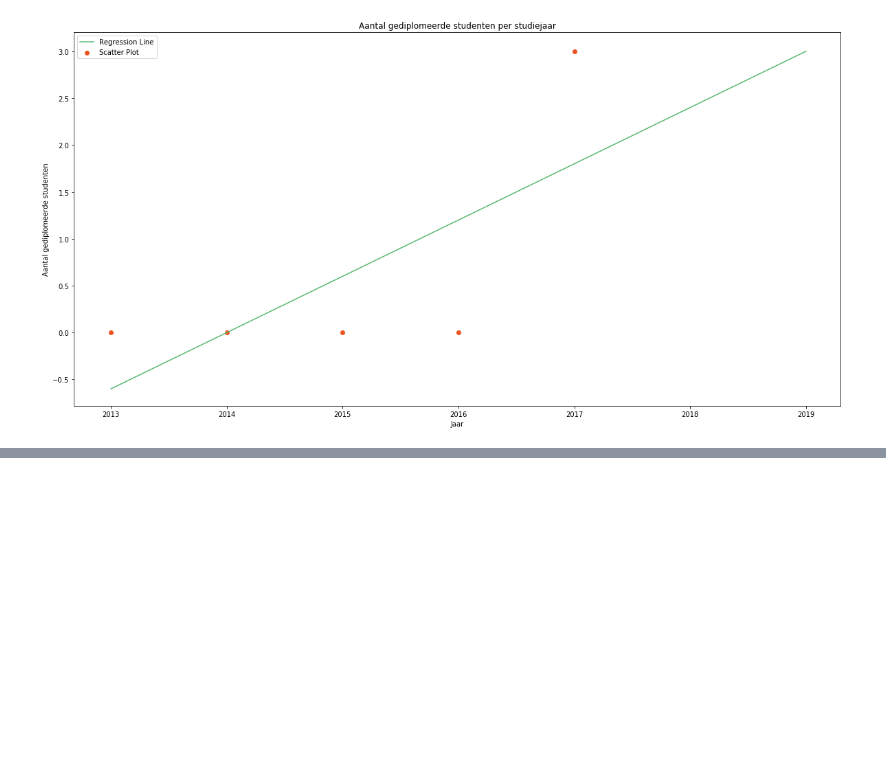
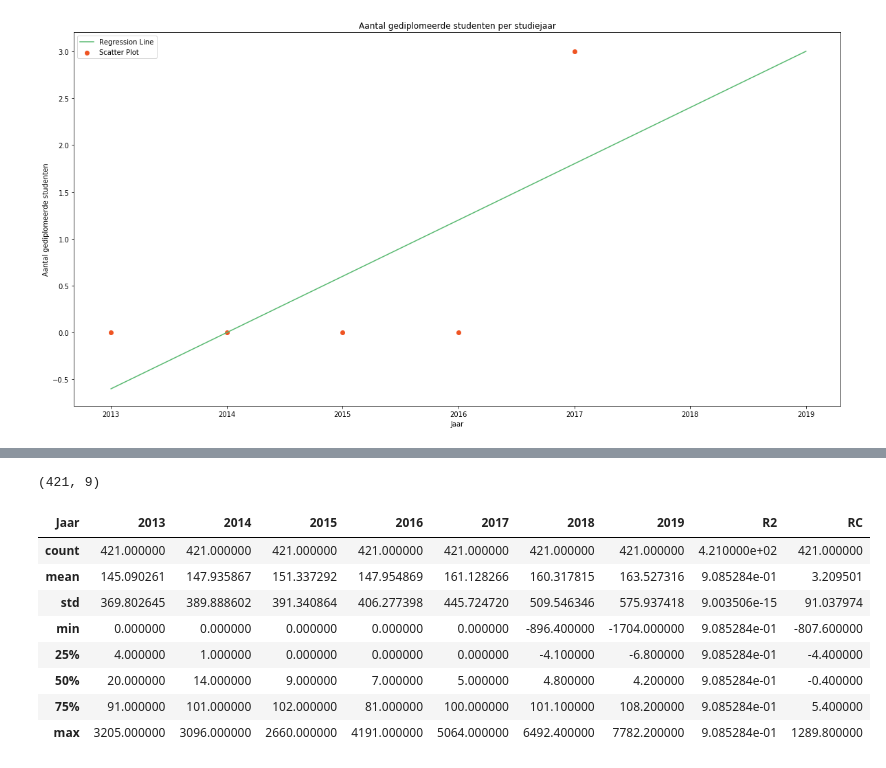
Before and after one commit to simonvdberg/POC, a Jupyter notebook: LocCat-DB-Voorspellend.ipynb, the cells around one changed output, grey strips where cells are left out. Drawn from its saved outputs; the diff is of its cells as text; code cells hidden in the pictures; blank space fills up the shorter version.

```diff
--- a/LocCat-DB-Voorspellend.ipynb
+++ b/LocCat-DB-Voorspellend.ipynb
@@ -323,13 +569,3 @@ dx_totaalKN.describe()
 | 50% | 12.000000 |
 | 75% | 94.000000 |
 | max | 5064.000000 |
-# %%
-#Defineer brondata & kolommen
-source = ColumnDataSource(dx_totaalKN)
-original_source = ColumnDataSource(dx_totaalKN)
-
-columns = [
-   TableColumn(field="KWALIFICATIE NAAM", title="Naam"),
-   TableColumn(field="Jaar", title="Jaar"),
-   TableColumn(field="Aantal", title="Aantal"),
-]
@@ -372,3 +601,8 @@ dataset = df_totaalKN.copy()
+# %%
+datasetLandelijk = dfLandelijkKN.copy()
+datasetZwolle = dfZwolleKN.copy()
+datasetFlevoland = dfFlevolandKN.copy()
+dataset = df_totaalKN.copy()
 # %%
 # tijdelijke dataframe - 5 rows
 dataset = dataset.head(n=5)
@@ -578,0 +836,24 @@ datacopy
+# %%
+def calculate(dataset):
+    years = np.array([2013, 2014, 2015, 2016, 2017])
+    columns = np.array([dataset[2013], dataset[2014], dataset[2015], dataset[2016], dataset[2017]])
+
+    model = fitModel(years, columns)
+
+    # Add predictions
+    dataset['2018'] = getPrediction(model, 2018)
+    dataset['2019'] = getPrediction(model, 2019)
+    dataset['R2'] = getR2(model, years, columns)
+    dataset['RC'] = getCoef(model)
+    return dataset
+
+#Pivot the table orientation
+pivotTableLandelijk = datasetLandelijk.pivot(index='KWALIFICATIE NAAM', columns='Jaar', values='Aantal')
+pivotTableZwolle = datasetZwolle.pivot(index='KWALIFICATIE NAAM', columns='Jaar', values='Aantal')
+pivotTableFlevoland = datasetFlevoland.pivot(index='KWALIFICATIE NAAM', columns='Jaar', values='Aantal')
+# %%
+# Calculate landelijk
+landelijk = calculate(pivotTableLandelijk)
+
+# Print landelijk
+landelijk.head()
@@ -578,0 +896,14 @@ datacopy
+# %%
+print(landelijk.shape)
+landelijk.describe()
+# %% [output]
+(421, 9)
+| Jaar | 2013 | 2014 | 2015 | 2016 | 2017 | 2018 | 2019 | R2 | RC |
+| count | 421.000000 | 421.000000 | 421.000000 | 421.000000 | 421.000000 | 421.000000 | 421.000000 | 4.210000e+02 | 421.000000 |
+| mean | 145.090261 | 147.935867 | 151.337292 | 147.954869 | 161.128266 | 160.317815 | 163.527316 | 9.085284e-01 | 3.209501 |
+| std | 369.802645 | 389.888602 | 391.340864 | 406.277398 | 445.724720 | 509.546346 | 575.937418 | 9.003506e-15 | 91.037974 |
+| min | 0.000000 | 0.000000 | 0.000000 | 0.000000 | 0.000000 | -896.400000 | -1704.000000 | 9.085284e-01 | -807.600000 |
+| 25% | 4.000000 | 1.000000 | 0.000000 | 0.000000 | 0.000000 | -4.100000 | -6.800000 | 9.085284e-01 | -4.400000 |
+| 50% | 20.000000 | 14.000000 | 9.000000 | 7.000000 | 5.000000 | 4.800000 | 4.200000 | 9.085284e-01 | -0.400000 |
+| 75% | 91.000000 | 101.000000 | 102.000000 | 81.000000 | 100.000000 | 101.100000 | 108.200000 | 9.085284e-01 | 5.400000 |
+| max | 3205.000000 | 3096.000000 | 2660.000000 | 4191.000000 | 5064.000000 | 6492.400000 | 7782.200000 | 9.085284e-01 | 1289.800000 |
```
Also changed, not shown: parts of 48 cells of this notebook.
